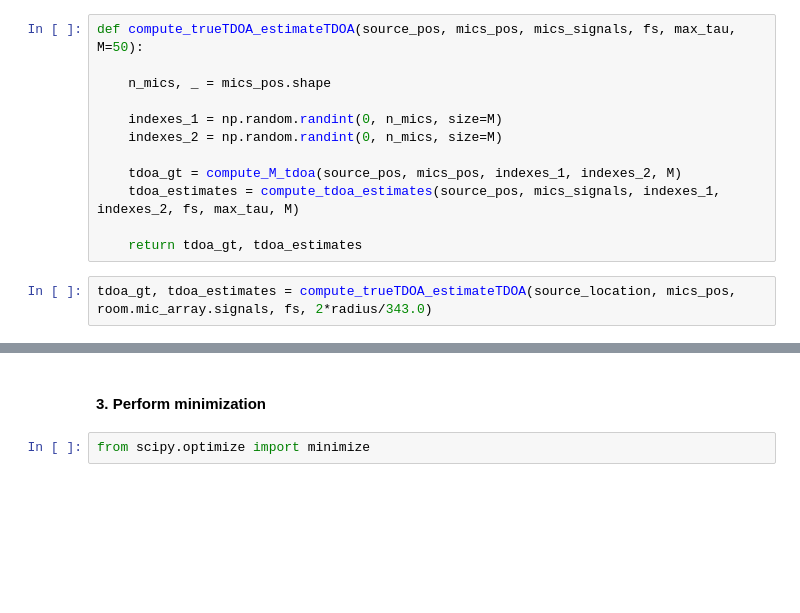
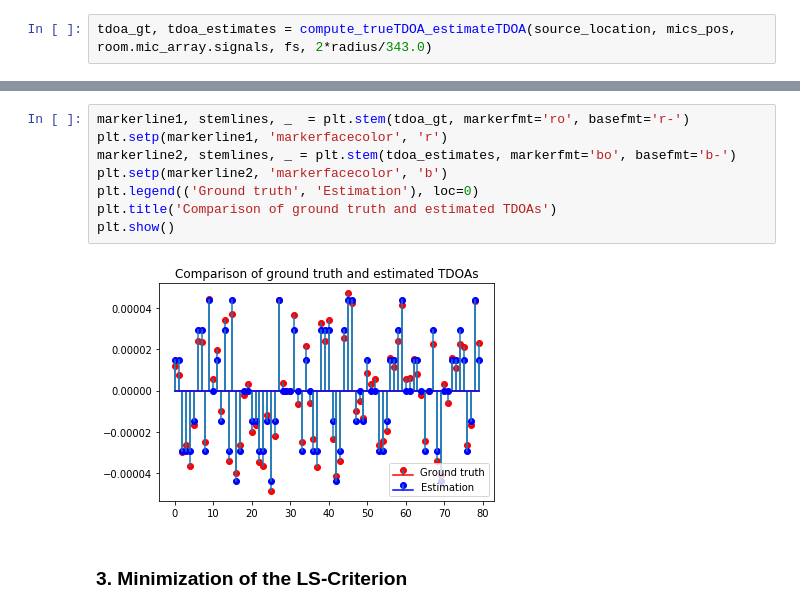
Before and after one commit to Belbaraka/alexa, a Jupyter notebook: modules/ml_tdoa/ml_tdoa.ipynb, the cells around one changed output, grey strips where cells are left out. Saved outputs shown, nothing was run; the diff lists cells and outputs as text; blank space fills up the shorter version.

```diff
--- a/modules/ml_tdoa/ml_tdoa.ipynb
+++ b/modules/ml_tdoa/ml_tdoa.ipynb
@@ -189,14 +110,2 @@ def compute_tdoa_estimates(source_location, mic_array, indexes_1, indexes_2, fs,
-# %%
-def compute_trueTDOA_estimateTDOA(source_pos, mics_pos, mics_signals, fs, max_tau, M=50):
-
-    n_mics, _ = mics_pos.shape
-
-    indexes_1 = np.random.randint(0, n_mics, size=M)
-    indexes_2 = np.random.randint(0, n_mics, size=M)
-
-    tdoa_gt = compute_M_tdoa(source_pos, mics_pos, indexes_1, indexes_2, M)
-    tdoa_estimates = compute_tdoa_estimates(source_pos, mics_signals, indexes_1, indexes_2, fs, max_tau, M)
-
-    return tdoa_gt, tdoa_estimates
 # %%
 tdoa_gt, tdoa_estimates = compute_trueTDOA_estimateTDOA(source_location, mics_pos, room.mic_array.signals, fs, 2*radius/343.0)
@@ -213,4 +112,13 @@ plt.stem(tdoa_estimates)
-# %% [markdown]
-#### 3. Perform minimization
-# %%
-from scipy.optimize import minimize
+# %%
+markerline1, stemlines, _  = plt.stem(tdoa_gt, markerfmt='ro', basefmt='r-')
+plt.setp(markerline1, 'markerfacecolor', 'r')
+markerline2, stemlines, _ = plt.stem(tdoa_estimates, markerfmt='bo', basefmt='b-')
+plt.setp(markerline2, 'markerfacecolor', 'b')
+plt.legend(('Ground truth', 'Estimation'), loc=0)
+plt.title('Comparison of ground truth and estimated TDOAs')
+plt.show()
+# %% [output]
+[figure, added]
+# %% [markdown]
+<a id='min'></a>
+### 3. Minimization of the LS-Criterion
```
Also changed, not shown: parts of 18 cells of this notebook, 1 other file.
